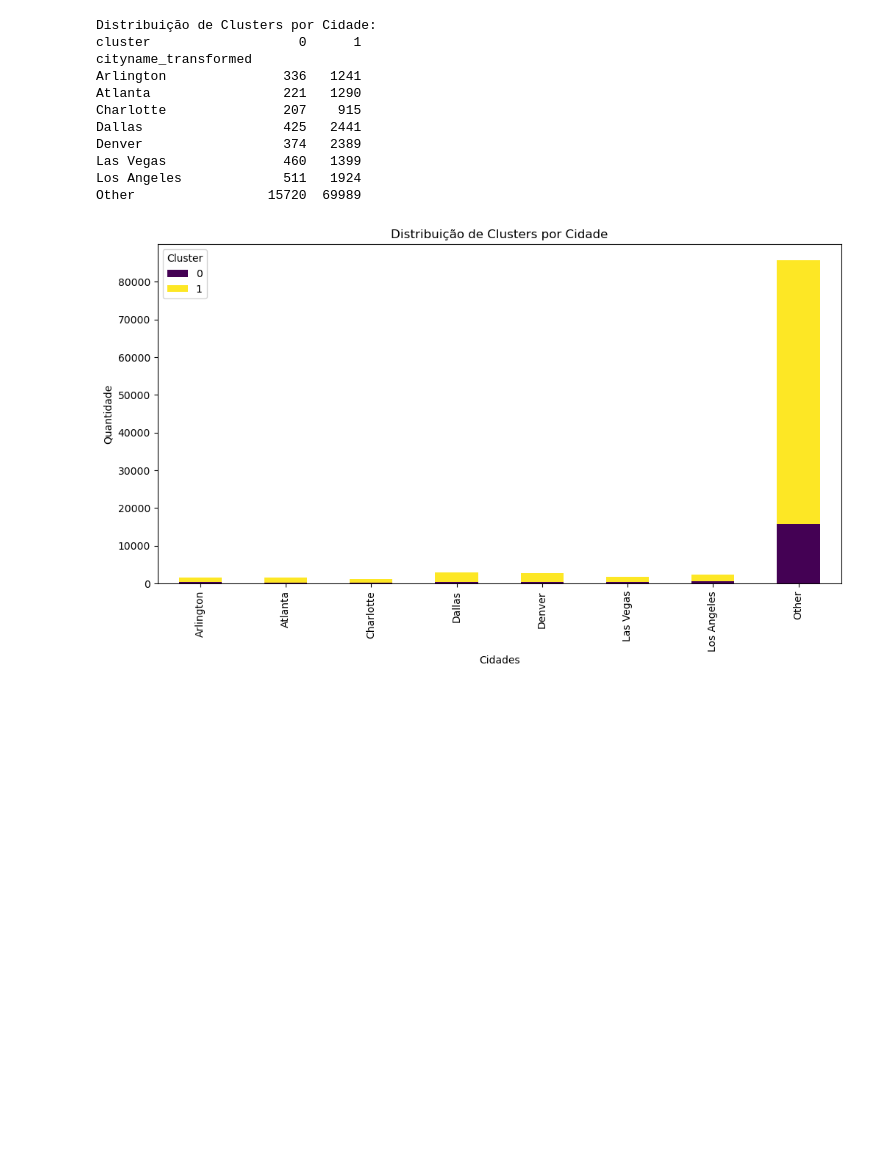
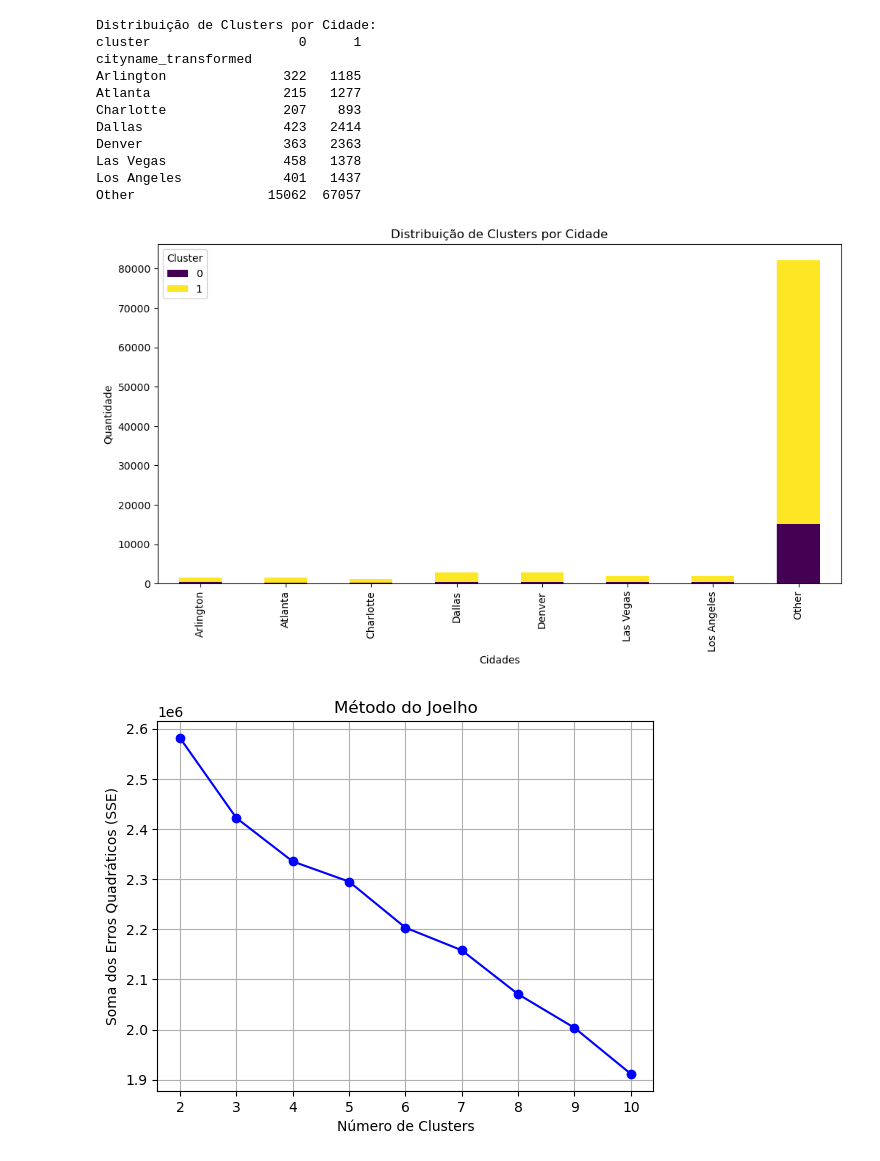
Before and after one commit to SusTrex/AASE, a Jupyter notebook: clustering.ipynb, the cells around one changed output. Cells and saved outputs as stored; diff of their text form; code cells hidden in the pictures; blank space fills up the shorter version.

```diff
--- a/clustering.ipynb
+++ b/clustering.ipynb
@@ -98,6 +160,6 @@ cluster                                                       ...
 # %%
 # Contagem de clusters por cidade
-cluster_city_distribution = data.groupby(['cityname_transformed', 'cluster']).size().unstack()
+cluster_city_distribution = data_cleaned.groupby(['cityname_transformed', 'cluster']).size().unstack()
 print("Distribuição de Clusters por Cidade:")
 print(cluster_city_distribution)
 
@@ -112,12 +174,42 @@ plt.show()
 Distribuição de Clusters por Cidade:
 cluster                   0      1
 cityname_transformed
-Arlington               336   1241
-Atlanta                 221   1290
-Charlotte               207    915
-Dallas                  425   2441
-Denver                  374   2389
-Las Vegas               460   1399
-Los Angeles             511   1924
-Other                 15720  69989
+Arlington               322   1185
+Atlanta                 215   1277
+Charlotte               207    893
+Dallas                  423   2414
+Denver                  363   2363
+Las Vegas               458   1378
+Los Angeles             401   1437
+Other                 15062  67057
-[figure, old version]
+[figure, new version]
+# %%
+from sklearn.preprocessing import StandardScaler
+from sklearn.cluster import KMeans
+import pandas as pd
+import matplotlib.pyplot as plt
+
+# 1. Transformar variáveis categóricas em numéricas
+X = pd.get_dummies(X, drop_first=True)
+
+# 2. Escalonar as variáveis para o KMeans
+scaler = StandardScaler()
+X_scaled = scaler.fit_transform(X)
+
+# 3. Método do cotovelo
+sse = []
+for k in range(2, 11):
+    kmeans = KMeans(n_clusters=k, random_state=12345)
+    kmeans.fit(X_scaled)
+    sse.append(kmeans.inertia_)
+
+# 4. Visualizar o método do cotovelo
+plt.plot(range(2, 11), sse, marker='o', linestyle='-', color='blue')
+plt.xticks(range(2, 11))
+plt.xlabel("Número de Clusters")
+plt.ylabel("Soma dos Erros Quadráticos (SSE)")
+plt.title("Método do Joelho")
+plt.grid()
+plt.show()
+# %% [output]
+[figure, added]
```
Also changed, not shown: parts of 18 cells of this notebook, 2 other files.
